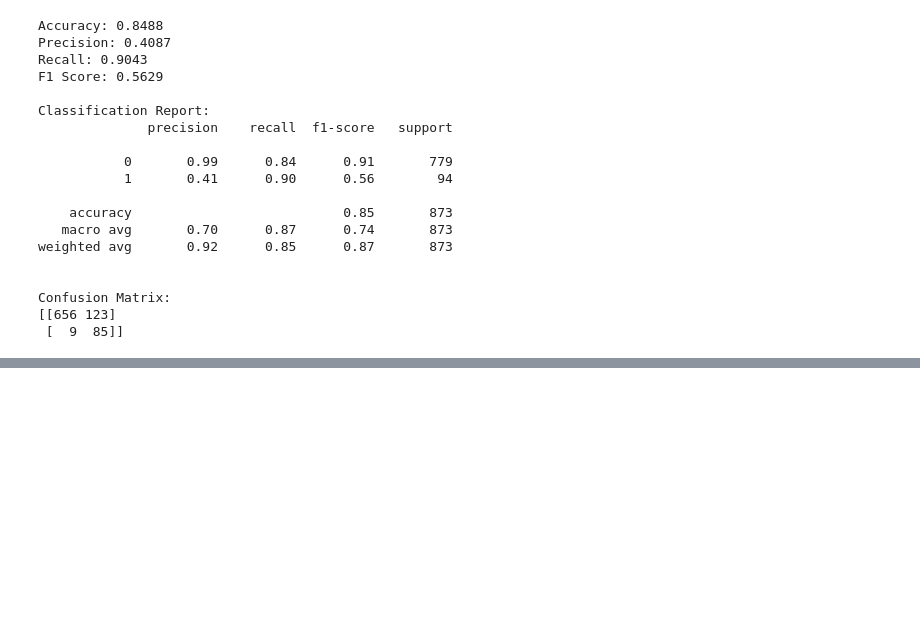
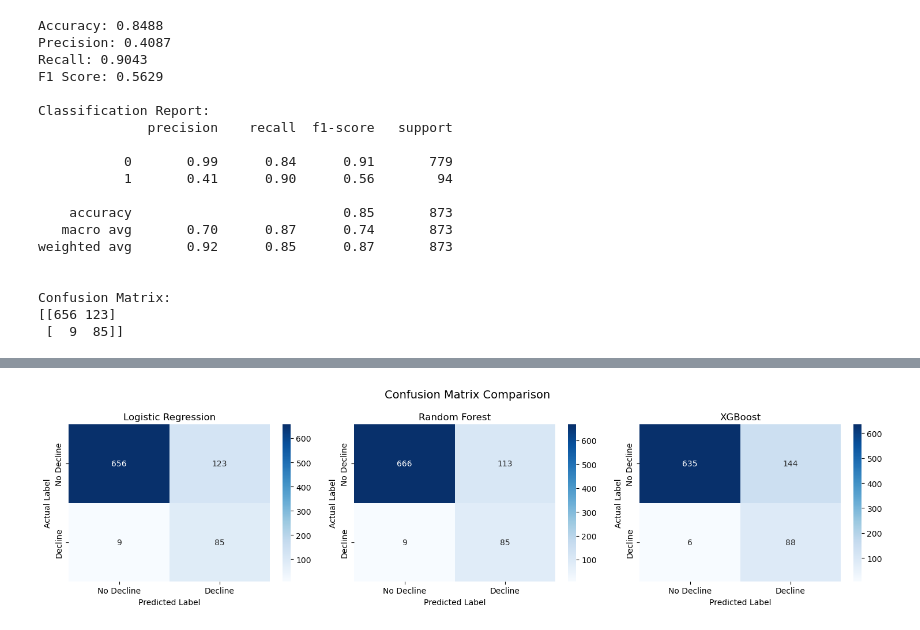
Before and after one commit to Usmanshakir7/Explainable-Machine-Learning-for-Chronic-Kidney-Disease-Prediction, a Jupyter notebook: notebooks/4_machine_learning.ipynb, the cells around one changed output, grey strips where cells are left out. Saved outputs shown, nothing was run; the diff lists cells and outputs as text; code cells hidden in the pictures; blank space fills up the shorter version.

```diff
--- a/notebooks/4_machine_learning.ipynb
+++ b/notebooks/4_machine_learning.ipynb
@@ -239,0 +475,36 @@ Confusion Matrix:
+# %%
+
+from sklearn.metrics import confusion_matrix
+
+models_predictions = {
+    "Logistic Regression": y_pred_lr,
+    "Random Forest": y_pred_rf,
+    "XGBoost": y_pred_xgb
+}
+
+fig, axes = plt.subplots(1, 3, figsize=(15, 4))
+
+for ax, (name, predictions) in zip(
+    axes, models_predictions.items()
+):
+    cm = confusion_matrix(y_test, predictions)
+
+    sns.heatmap(
+        cm,
+        annot=True,
+        fmt="d",
+        cmap="Blues",
+        xticklabels=["No Decline", "Decline"],
+        yticklabels=["No Decline", "Decline"],
+        ax=ax
+    )
+
+    ax.set_title(name)
+    ax.set_xlabel("Predicted Label")
+    ax.set_ylabel("Actual Label")
+
+plt.suptitle("Confusion Matrix Comparison", fontsize=14)
+plt.tight_layout()
+plt.show()
+# %% [output]
+[figure, added]
```
Also changed, not shown: parts of 10 cells of this notebook.
